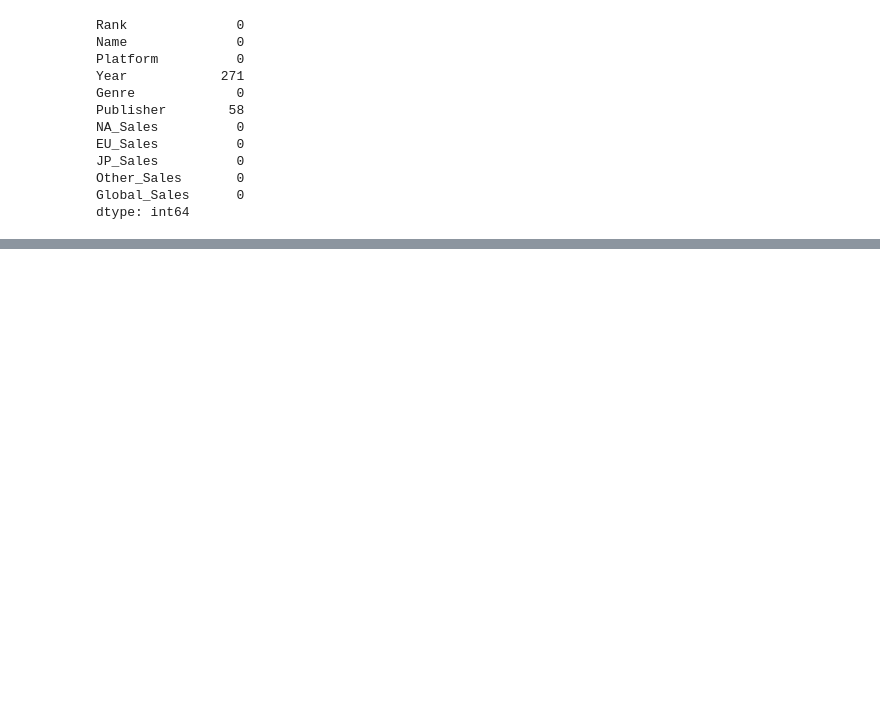
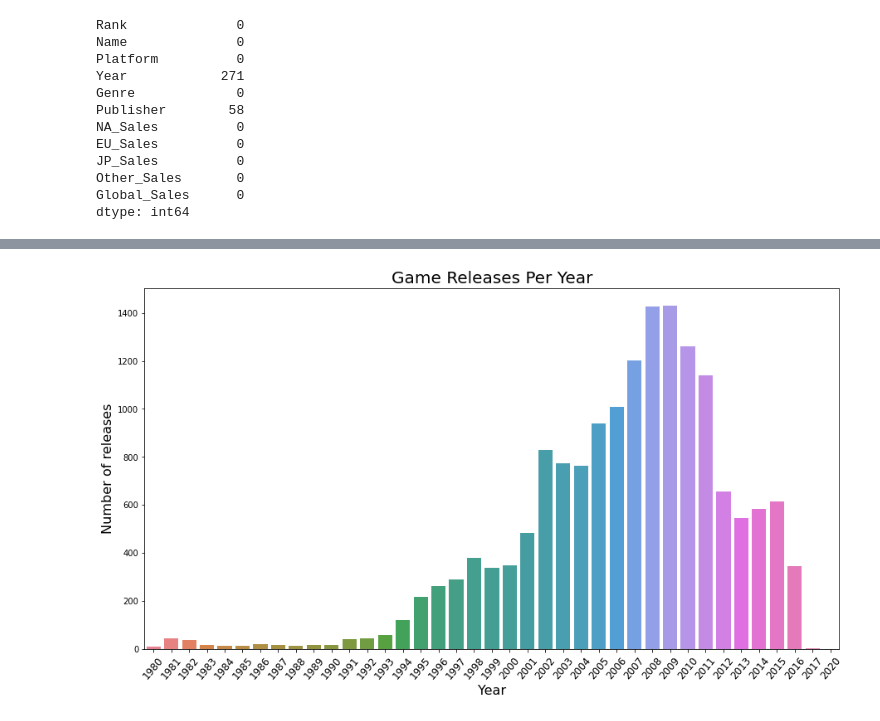
Before and after one commit to mayurvaishnav/CRISP-DM-vgsales, a Jupyter notebook: Analysis-video-game-sales.ipynb, the cells around one changed output, grey strips where cells are left out. Cells and saved outputs as stored; diff of their text form; code cells hidden in the pictures; blank space fills up the shorter version.

```diff
--- a/Analysis-video-game-sales.ipynb
+++ b/Analysis-video-game-sales.ipynb
@@ -66,0 +63,16 @@ dtype: int64
+# %%
+# Game releases per year
+
+y = df.groupby(['Year']).count()
+y = y['Global_Sales']
+x = y.index.astype(int)
+
+plt.figure(figsize=(15,8))
+ax = sns.barplot(y = y, x = x, palette='husl')
+ax.set_xlabel(xlabel='Year', fontsize=16)
+ax.set_xticklabels(labels = x, fontsize=12, rotation=50)
+ax.set_ylabel(ylabel='Number of releases', fontsize=16)
+ax.set_title(label='Game Releases Per Year', fontsize=20)
+plt.show();
+# %% [output]
+[figure, added]
```
Also changed, not shown: parts of 13 cells of this notebook.
